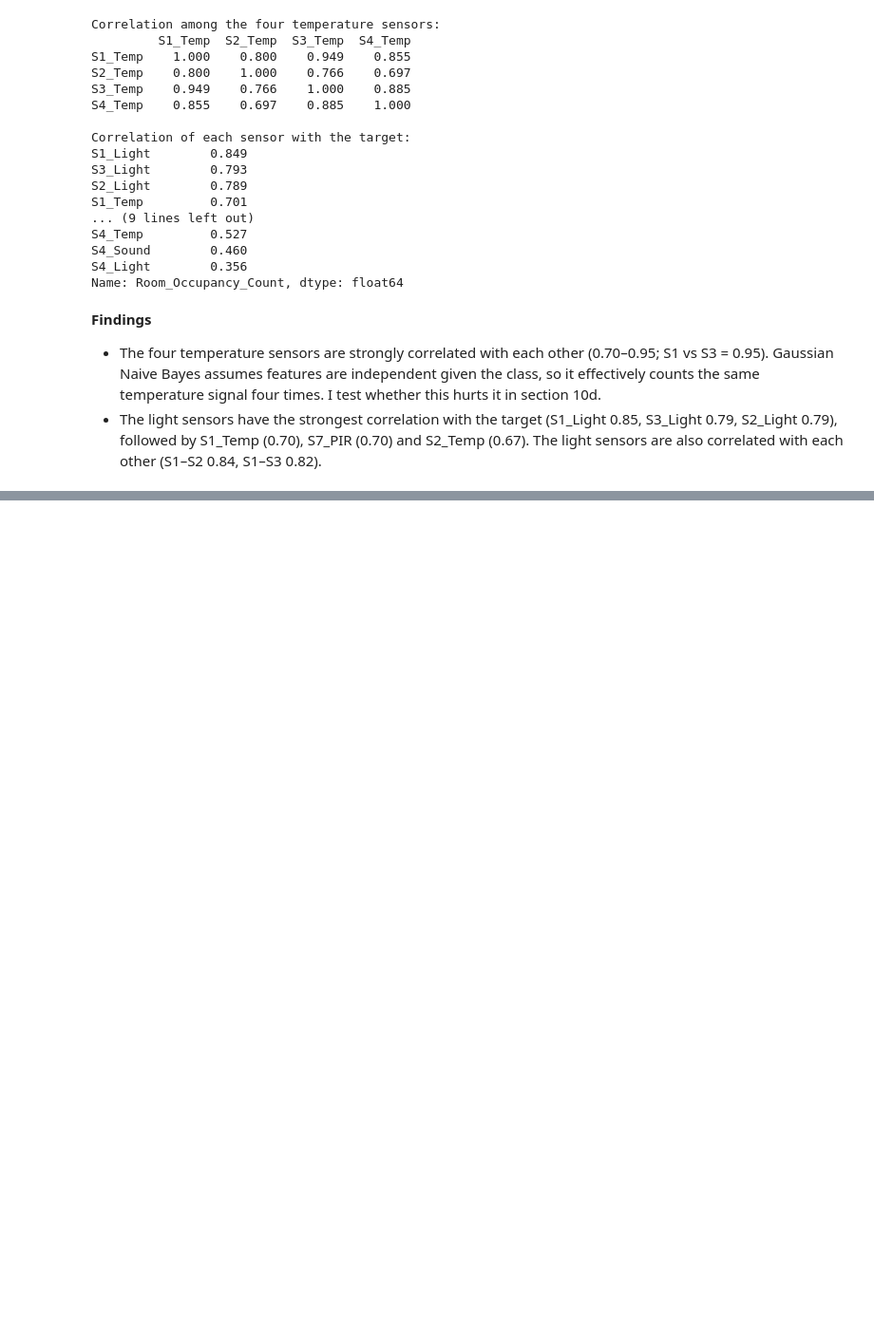
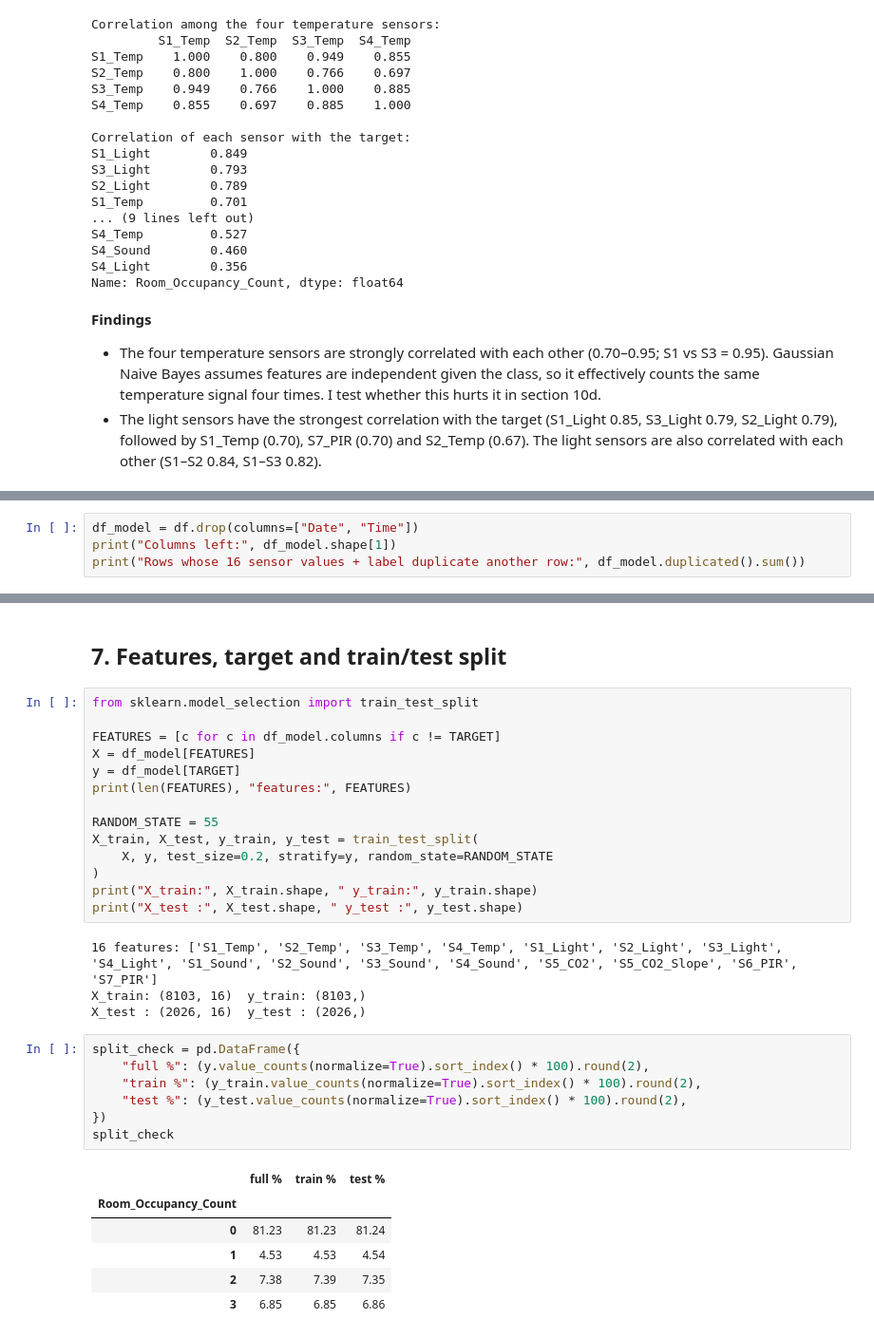
Before and after one commit to Manjeet-Agarwal/room-occupancy-ML-assignment, a Jupyter notebook: notebooks/train_models.ipynb, the cells around one changed output, grey strips where cells are left out. Shown at 95% size. Cells and saved outputs as stored; diff of their text form; blank space fills up the shorter version.

Commit message:
Drop Date/Time, stratified 80/20 split (random_state=55) and save test_data.csv

```diff
--- a/notebooks/train_models.ipynb
+++ b/notebooks/train_models.ipynb
@@ -235,0 +238,4 @@ Name: Room_Occupancy_Count, dtype: float64
+# %%
+df_model = df.drop(columns=["Date", "Time"])
+print("Columns left:", df_model.shape[1])
+print("Rows whose 16 sensor values + label duplicate another row:", df_model.duplicated().sum())
@@ -235,0 +249,34 @@ Name: Room_Occupancy_Count, dtype: float64
+# %% [markdown]
+## 7. Features, target and train/test split
+# %%
+from sklearn.model_selection import train_test_split
+
+FEATURES = [c for c in df_model.columns if c != TARGET]
+X = df_model[FEATURES]
+y = df_model[TARGET]
+print(len(FEATURES), "features:", FEATURES)
+
+RANDOM_STATE = 55
+X_train, X_test, y_train, y_test = train_test_split(
+    X, y, test_size=0.2, stratify=y, random_state=RANDOM_STATE
+)
+print("X_train:", X_train.shape, " y_train:", y_train.shape)
+print("X_test :", X_test.shape, " y_test :", y_test.shape)
+# %% [output]
+16 features: ['S1_Temp', 'S2_Temp', 'S3_Temp', 'S4_Temp', 'S1_Light', 'S2_Light', 'S3_Light', 'S4_Light', 'S1_Sound', 'S2_Sound', 'S3_Sound', 'S4_Sound', 'S5_CO2', 'S5_CO2_Slope', 'S6_PIR', 'S7_PIR']
+X_train: (8103, 16)  y_train: (8103,)
+X_test : (2026, 16)  y_test : (2026,)
+# %%
+split_check = pd.DataFrame({
+    "full %": (y.value_counts(normalize=True).sort_index() * 100).round(2),
+    "train %": (y_train.value_counts(normalize=True).sort_index() * 100).round(2),
+    "test %": (y_test.value_counts(normalize=True).sort_index() * 100).round(2),
+})
+split_check
+# %% [output]
+|  | full % | train % | test % |
+| Room_Occupancy_Count |  |  |  |
+| 0 | 81.23 | 81.23 | 81.24 |
+| 1 | 4.53 | 4.53 | 4.54 |
+| 2 | 7.38 | 7.39 | 7.35 |
+| 3 | 6.85 | 6.85 | 6.86 |
```
Also changed, not shown: parts of 8 cells of this notebook, 1 other file.
